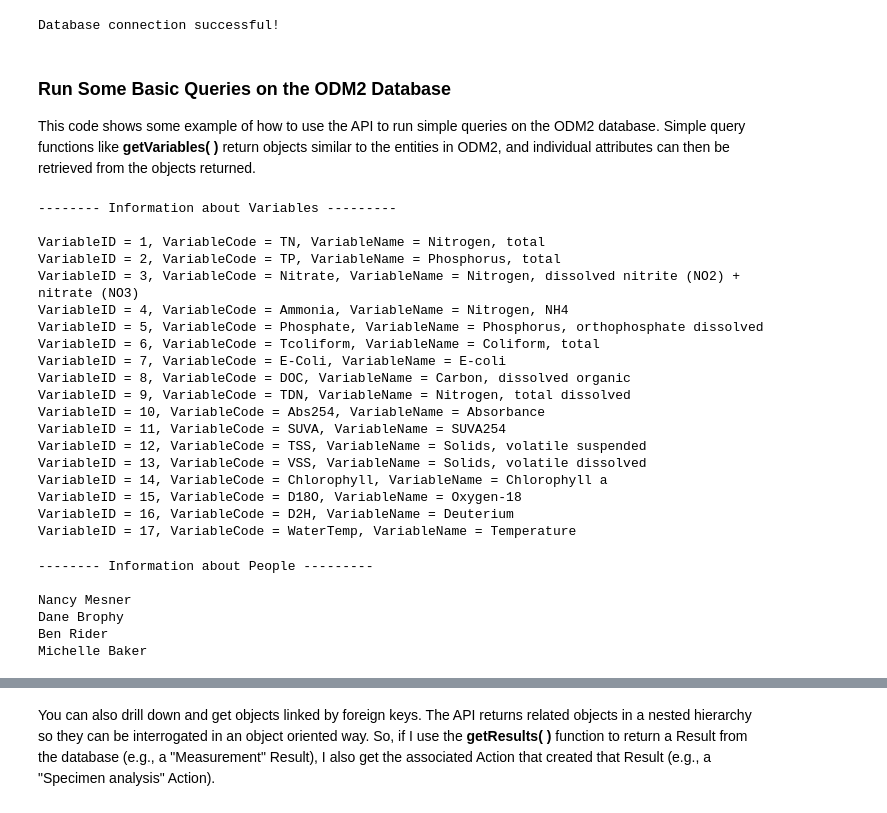
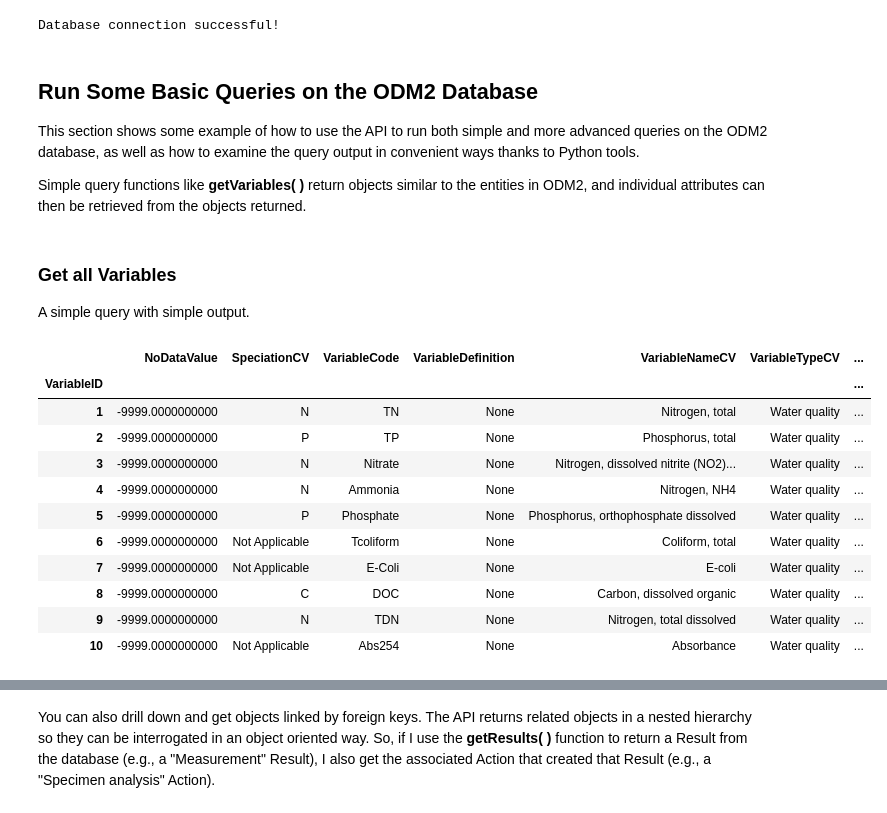
Before and after one commit to BiG-CZ/wshp2017_tutorial_content, a Jupyter notebook: notebooks/ODM2_Example3.ipynb, the cells around one changed output, grey strips where cells are left out. Cells and saved outputs as stored; diff of their text form; code cells hidden in the pictures.

```diff
--- a/notebooks/ODM2_Example3.ipynb
+++ b/notebooks/ODM2_Example3.ipynb
@@ -42,47 +41,11 @@ except Exception as e:
 # %% [output]
 Database connection successful!
 # %% [markdown]
-### Run Some Basic Queries on the ODM2 Database
+## Run Some Basic Queries on the ODM2 Database
 
-This code shows some example of how to use the API to run simple queries on the ODM2 database. Simple query functions like **getVariables( )** return objects similar to the entities in ODM2, and individual attributes can then be retrieved from the objects returned.
+This section shows some example of how to use the API to run both simple and more advanced queries on the ODM2 database, as well as how to examine the query output in convenient ways thanks to Python tools.
+
+Simple query functions like **getVariables( )** return objects similar to the entities in ODM2, and individual attributes can then be retrieved from the objects returned.
-# %%
-# Get all of the Variables from the ODM2 database and print their IDs, codes, and names
-allVars = read.getVariables()
-print("\n-------- Information about Variables --------- \n")
-for x in allVars:
-    print("VariableID = " + str(x.VariableID) + ", VariableCode = " + x.VariableCode +
-          ", VariableName = " + x.VariableNameCV)
-# %% [output]
--------- Information about Variables ---------
-
-VariableID = 1, VariableCode = TN, VariableName = Nitrogen, total
-VariableID = 2, VariableCode = TP, VariableName = Phosphorus, total
-VariableID = 3, VariableCode = Nitrate, VariableName = Nitrogen, dissolved nitrite (NO2) + nitrate (NO3)
-VariableID = 4, VariableCode = Ammonia, VariableName = Nitrogen, NH4
-VariableID = 5, VariableCode = Phosphate, VariableName = Phosphorus, orthophosphate dissolved
-VariableID = 6, VariableCode = Tcoliform, VariableName = Coliform, total
-VariableID = 7, VariableCode = E-Coli, VariableName = E-coli
-VariableID = 8, VariableCode = DOC, VariableName = Carbon, dissolved organic
-VariableID = 9, VariableCode = TDN, VariableName = Nitrogen, total dissolved
-VariableID = 10, VariableCode = Abs254, VariableName = Absorbance
-VariableID = 11, VariableCode = SUVA, VariableName = SUVA254
-VariableID = 12, VariableCode = TSS, VariableName = Solids, volatile suspended
-VariableID = 13, VariableCode = VSS, VariableName = Solids, volatile dissolved
-VariableID = 14, VariableCode = Chlorophyll, VariableName = Chlorophyll a
-VariableID = 15, VariableCode = D18O, VariableName = Oxygen-18
-VariableID = 16, VariableCode = D2H, VariableName = Deuterium
-VariableID = 17, VariableCode = WaterTemp, VariableName = Temperature
-# %%
-# As another example of a simple query, get all of the people from the database
-allPeople = read.getPeople()
-print("\n-------- Information about People --------- \n")
-# Print the first few people from the database
-for x in allPeople[:4]:
-    print(x.PersonFirstName + " " + x.PersonLastName)
-# %% [output]
--------- Information about People ---------
-
-Nancy Mesner
-Dane Brophy
-Ben Rider
-Michelle Baker
+# %% [markdown]
+### Get all Variables
+A simple query with simple output.
@@ -88,0 +56,20 @@ Michelle Baker
+# %%
+# Get all of the Variables from the ODM2 database then read the records
+# into a Pandas DataFrame to make it easy to view and manipulate
+allVars = read.getVariables()
+
+variables_df = pd.DataFrame.from_records([vars(variable) for variable in allVars], index='VariableID')
+variables_df.head(10)
+# %% [output]
+|  | NoDataValue | SpeciationCV | VariableCode | VariableDefinition | VariableNameCV | VariableTypeCV | ... |
+| VariableID |  |  |  |  |  |  | ... |
+| 1 | -9999.0000000000 | N | TN | None | Nitrogen, total | Water quality | ... |
+| 2 | -9999.0000000000 | P | TP | None | Phosphorus, total | Water quality | ... |
+| 3 | -9999.0000000000 | N | Nitrate | None | Nitrogen, dissolved nitrite (NO2)... | Water quality | ... |
+| 4 | -9999.0000000000 | N | Ammonia | None | Nitrogen, NH4 | Water quality | ... |
+| 5 | -9999.0000000000 | P | Phosphate | None | Phosphorus, orthophosphate dissolved | Water quality | ... |
+| 6 | -9999.0000000000 | Not Applicable | Tcoliform | None | Coliform, total | Water quality | ... |
+| 7 | -9999.0000000000 | Not Applicable | E-Coli | None | E-coli | Water quality | ... |
+| 8 | -9999.0000000000 | C | DOC | None | Carbon, dissolved organic | Water quality | ... |
+| 9 | -9999.0000000000 | N | TDN | None | Nitrogen, total dissolved | Water quality | ... |
+| 10 | -9999.0000000000 | Not Applicable | Abs254 | None | Absorbance | Water quality | ... |
```
Also changed, not shown: parts of 42 cells of this notebook.
